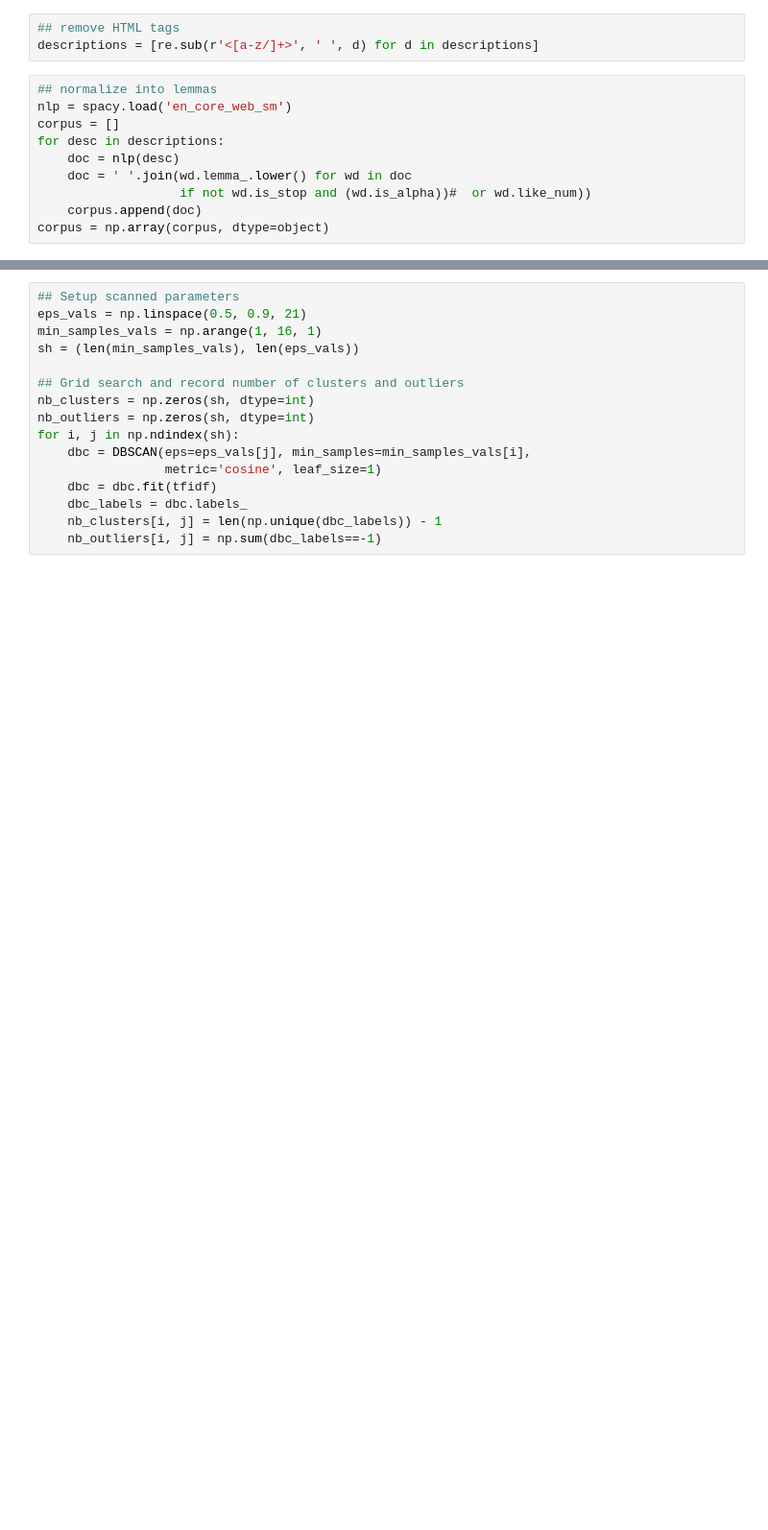
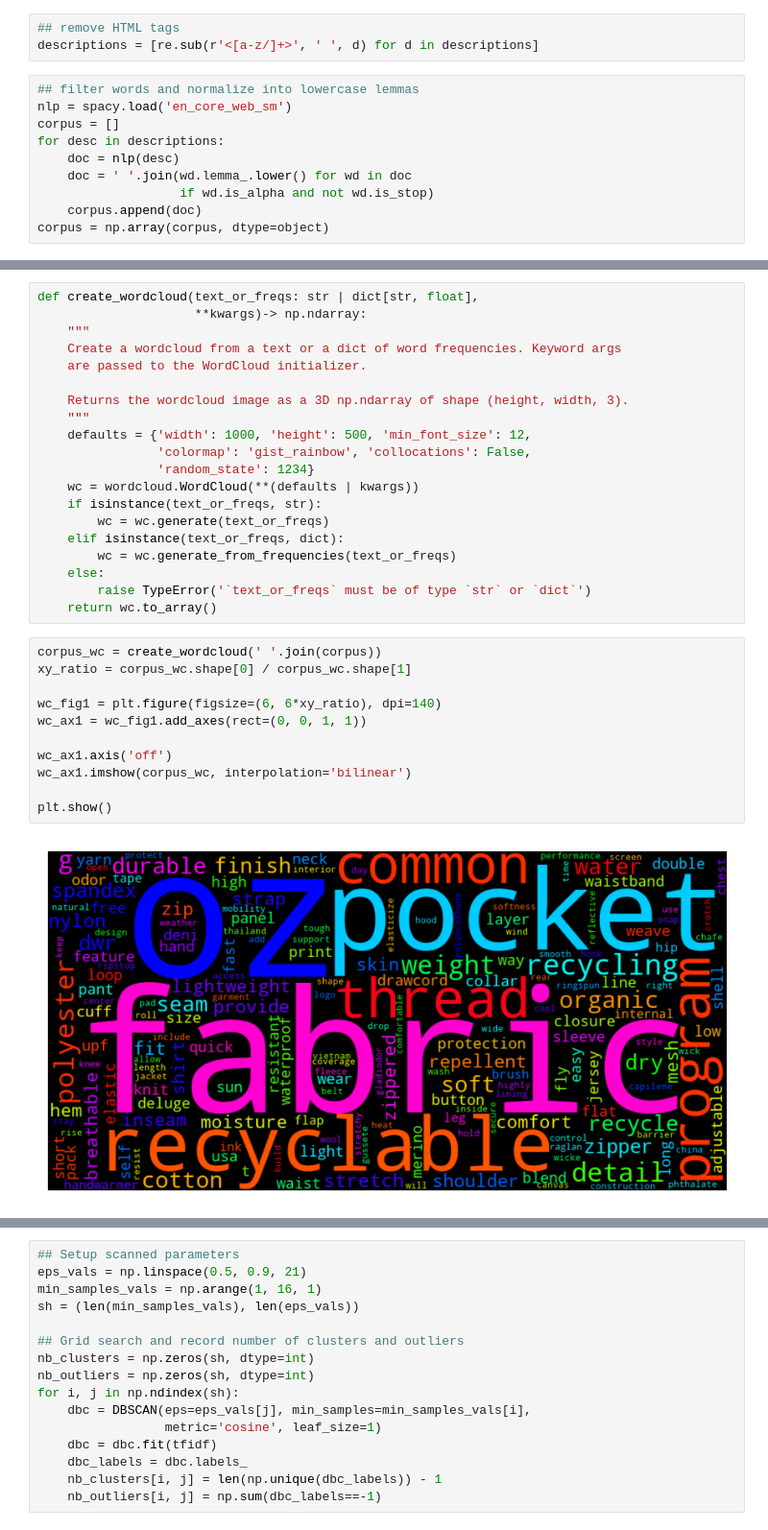
Before and after one commit to netesf13d/jedha-projects, a Jupyter notebook: 1-03-The_North_Face_ecommerce/The_North_Face_ecommerce.ipynb, the cells around one changed output, grey strips where cells are left out. Shown at 96% size. Drawn from its saved outputs; the diff is of its cells as text; blank space fills up the shorter version.

```diff
--- a/1-03-The_North_Face_ecommerce/The_North_Face_ecommerce.ipynb
+++ b/1-03-The_North_Face_ecommerce/The_North_Face_ecommerce.ipynb
@@ -42,12 +54,12 @@ descriptions = [row[1] for row in data]
 ## remove HTML tags
 descriptions = [re.sub(r'<[a-z/]+>', ' ', d) for d in descriptions]
 # %%
-## normalize into lemmas
+## filter words and normalize into lowercase lemmas
 nlp = spacy.load('en_core_web_sm')
 corpus = []
 for desc in descriptions:
     doc = nlp(desc)
     doc = ' '.join(wd.lemma_.lower() for wd in doc
-                   if not wd.is_stop and (wd.is_alpha))#  or wd.like_num))
+                   if wd.is_alpha and not wd.is_stop)
     corpus.append(doc)
 corpus = np.array(corpus, dtype=object)
@@ -55,0 +70,33 @@ corpus = np.array(corpus, dtype=object)
+# %%
+def create_wordcloud(text_or_freqs: str | dict[str, float],
+                     **kwargs)-> np.ndarray:
+    """
+    Create a wordcloud from a text or a dict of word frequencies. Keyword args
+    are passed to the WordCloud initializer.
+
+    Returns the wordcloud image as a 3D np.ndarray of shape (height, width, 3).
+    """
+    defaults = {'width': 1000, 'height': 500, 'min_font_size': 12,
+                'colormap': 'gist_rainbow', 'collocations': False,
+                'random_state': 1234}
+    wc = wordcloud.WordCloud(**(defaults | kwargs))
+    if isinstance(text_or_freqs, str):
+        wc = wc.generate(text_or_freqs)
+    elif isinstance(text_or_freqs, dict):
+        wc = wc.generate_from_frequencies(text_or_freqs)
+    else:
+        raise TypeError('`text_or_freqs` must be of type `str` or `dict`')
+    return wc.to_array()
+# %%
+corpus_wc = create_wordcloud(' '.join(corpus))
+xy_ratio = corpus_wc.shape[0] / corpus_wc.shape[1]
+
+wc_fig1 = plt.figure(figsize=(6, 6*xy_ratio), dpi=140)
+wc_ax1 = wc_fig1.add_axes(rect=(0, 0, 1, 1))
+
+wc_ax1.axis('off')
+wc_ax1.imshow(corpus_wc, interpolation='bilinear')
+
+plt.show()
+# %% [output]
+[figure, added]
```
Also changed, not shown: parts of 47 cells of this notebook, 1 other file.
